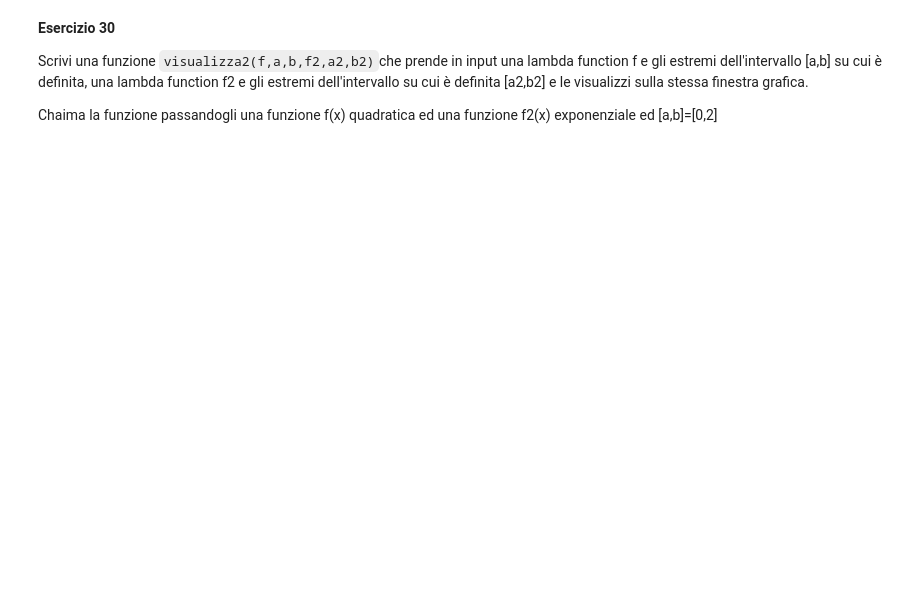
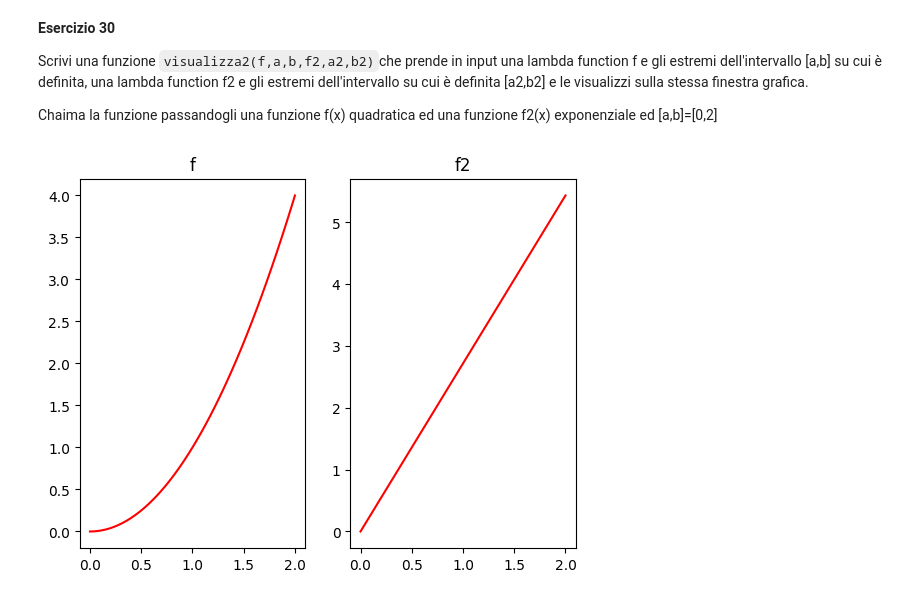
Before and after one commit to giacomoarienti/metodi-numerici-lab, a Jupyter notebook: Lezione3/Esercitazione3.ipynb, the cells around one changed output. Drawn from its saved outputs; the diff is of its cells as text; code cells hidden in the pictures; blank space fills up the shorter version.

```diff
--- a/Lezione3/Esercitazione3.ipynb
+++ b/Lezione3/Esercitazione3.ipynb
@@ -181,3 +543,25 @@ Chaima la funzione passandogli la funzione f(x)=sin(2*$\pi$*x), [a,b]=[0,2*$\pi$
 Scrivi una funzione `visualizza2(f,a,b,f2,a2,b2)`che prende in input una lambda function f e gli estremi dell'intervallo [a,b]  su cui è definita, una lambda function f2 e gli estremi dell'intervallo su cui è definita [a2,b2] e le visualizzi sulla stessa finestra grafica.
 
 Chaima la funzione passandogli  una funzione f(x) quadratica ed una funzione f2(x) exponenziale ed [a,b]=[0,2]
+# %%
+def visualizza2(f, a, b, f2, a2, b2):
+    #f
+    domain = np.linspace(a, b, 100)
+    codomain = [f(x) for x in domain]
+    #f2
+    domain2 = np.linspace(a2, b2, 100)
+    codomain2 = [f2(x) for x in domain2]
+    #plot1
+    plt.subplot(1, 2, 1)
+    plt.title("f")
+    plt.plot(domain, codomain, 'r-')
+    #plot2
+    plt.subplot(1, 2, 2)
+    plt.title("f2")
+    plt.plot(domain2, codomain2, 'r-')
+
+f = lambda x: x**2
+f2 = lambda x: e*x
+visualizza2(f, 0, 2, f2, 0, 2)
+# %% [output]
+[figure, added]
```
Also changed, not shown: parts of 34 cells of this notebook.
